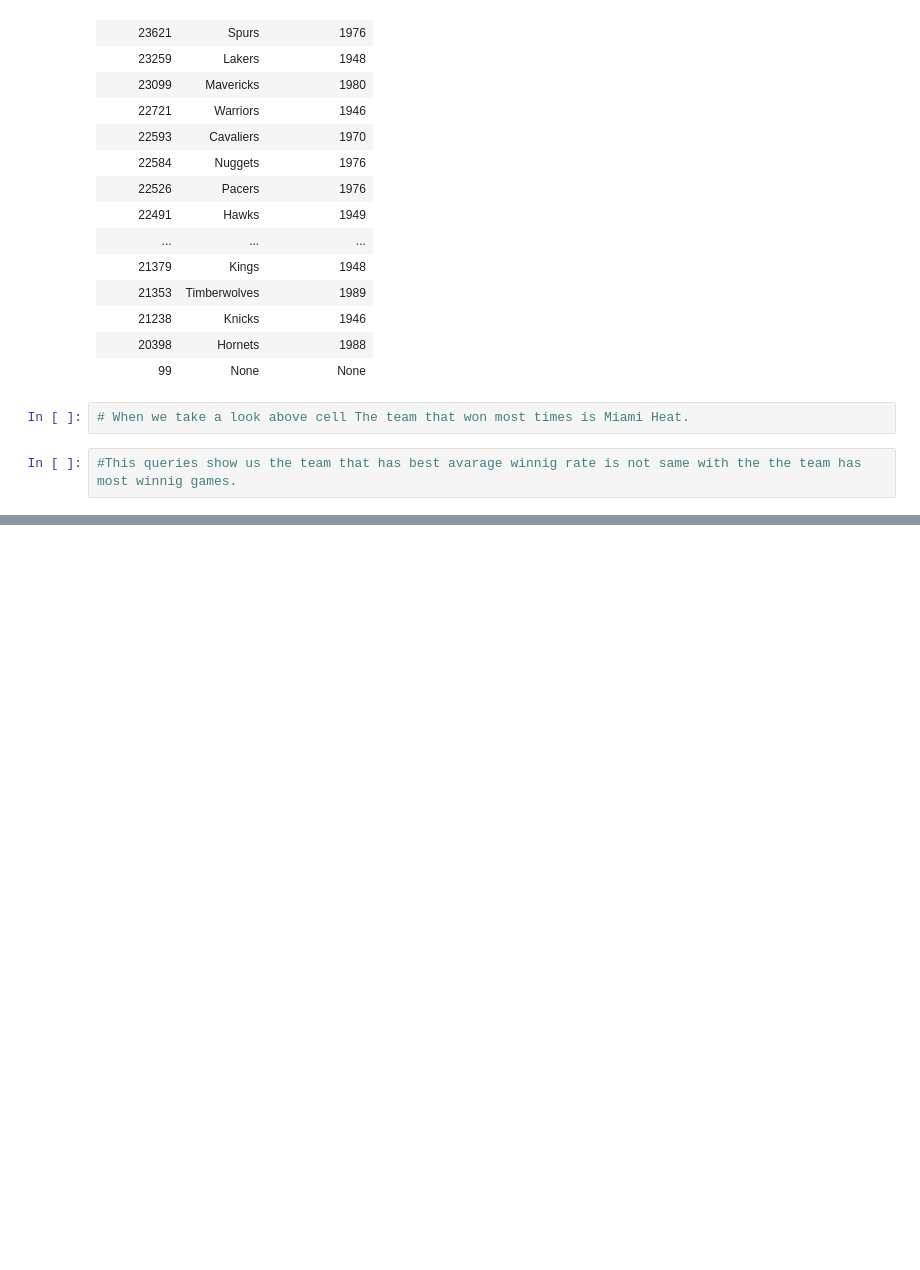
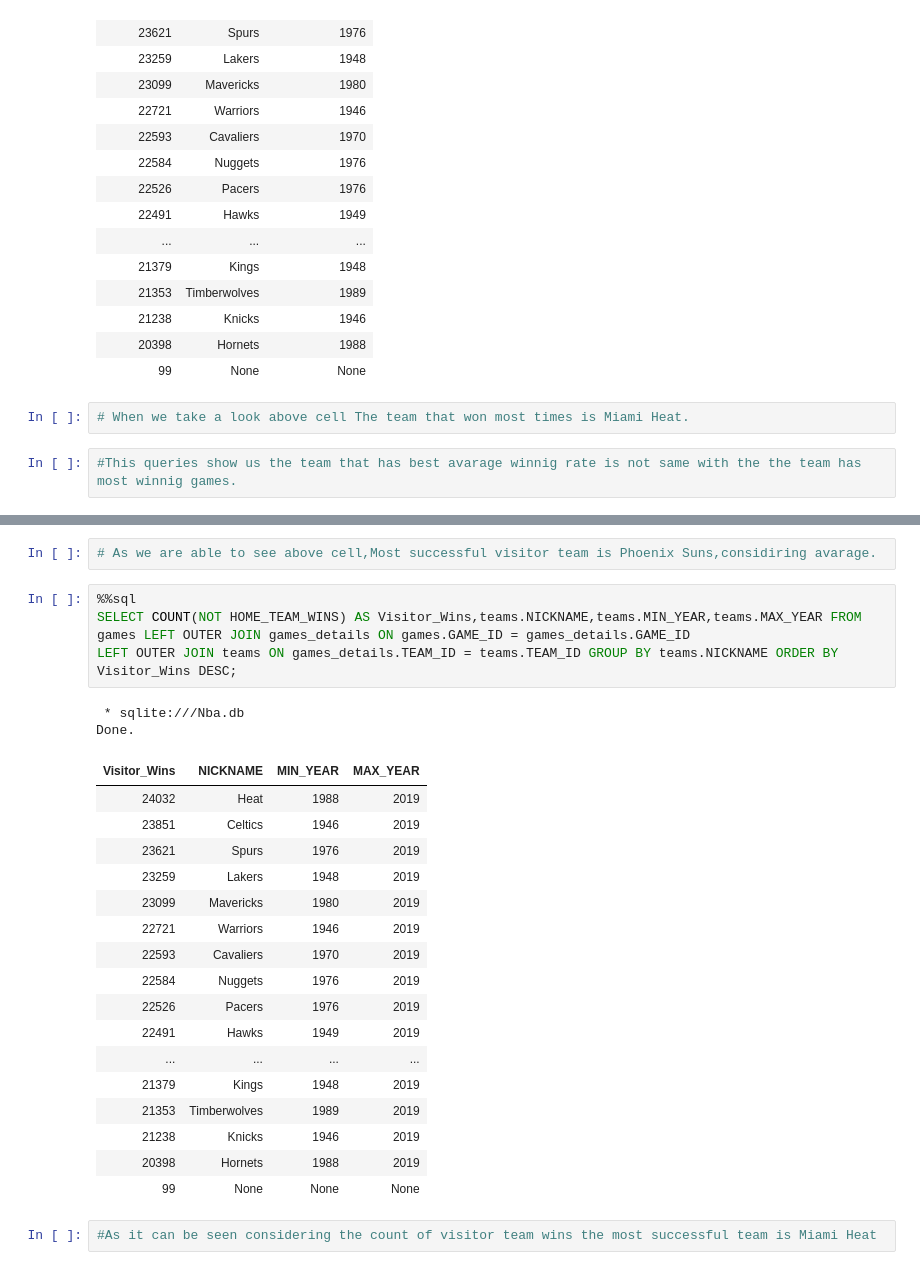
Before and after one commit to ArdaCan14/DataScience, a Jupyter notebook: Sql_Projects/first_review.ipynb, the cells around one changed output, grey strips where cells are left out. Cells and saved outputs as stored; diff of their text form; blank space fills up the shorter version.

```diff
--- a/Sql_Projects/first_review.ipynb
+++ b/Sql_Projects/first_review.ipynb
@@ -123,0 +151,28 @@ Done.
+# %%
+# As we are able to see above cell,Most successful visitor team is Phoenix Suns,considiring avarage.
+# %%
+%%sql
+SELECT COUNT(NOT HOME_TEAM_WINS) AS Visitor_Wins,teams.NICKNAME,teams.MIN_YEAR,teams.MAX_YEAR FROM games LEFT OUTER JOIN games_details ON games.GAME_ID = games_details.GAME_ID
+LEFT OUTER JOIN teams ON games_details.TEAM_ID = teams.TEAM_ID GROUP BY teams.NICKNAME ORDER BY Visitor_Wins DESC;
+# %% [output]
+ * sqlite:///Nba.db
+Done.
+| Visitor_Wins | NICKNAME | MIN_YEAR | MAX_YEAR |
+| 24032 | Heat | 1988 | 2019 |
+| 23851 | Celtics | 1946 | 2019 |
+| 23621 | Spurs | 1976 | 2019 |
+| 23259 | Lakers | 1948 | 2019 |
+| 23099 | Mavericks | 1980 | 2019 |
+| 22721 | Warriors | 1946 | 2019 |
+| 22593 | Cavaliers | 1970 | 2019 |
+| 22584 | Nuggets | 1976 | 2019 |
+| 22526 | Pacers | 1976 | 2019 |
+| 22491 | Hawks | 1949 | 2019 |
+| ... | ... | ... | ... |
+| 21379 | Kings | 1948 | 2019 |
+| 21353 | Timberwolves | 1989 | 2019 |
+| 21238 | Knicks | 1946 | 2019 |
+| 20398 | Hornets | 1988 | 2019 |
+| 99 | None | None | None |
+# %%
+#As it can be seen considering the count of visitor team wins the most successful team is Miami Heat
```
Also changed, not shown: parts of 2 cells of this notebook.
